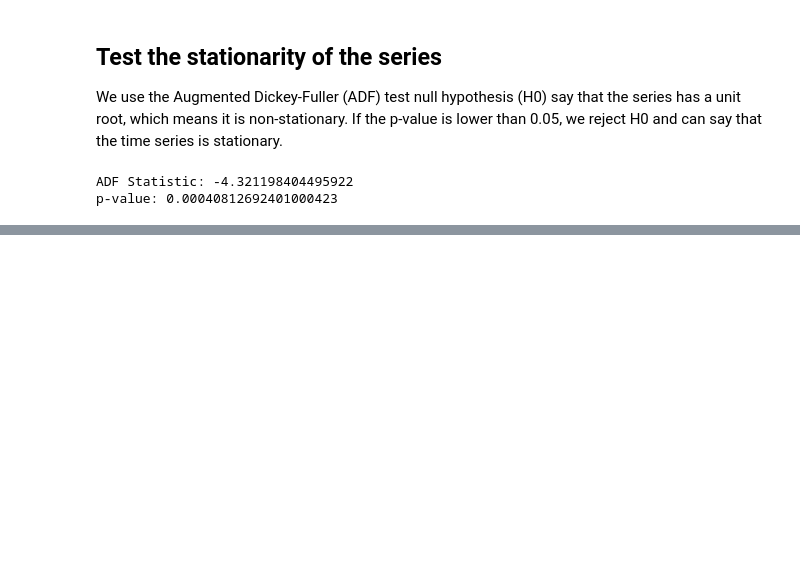
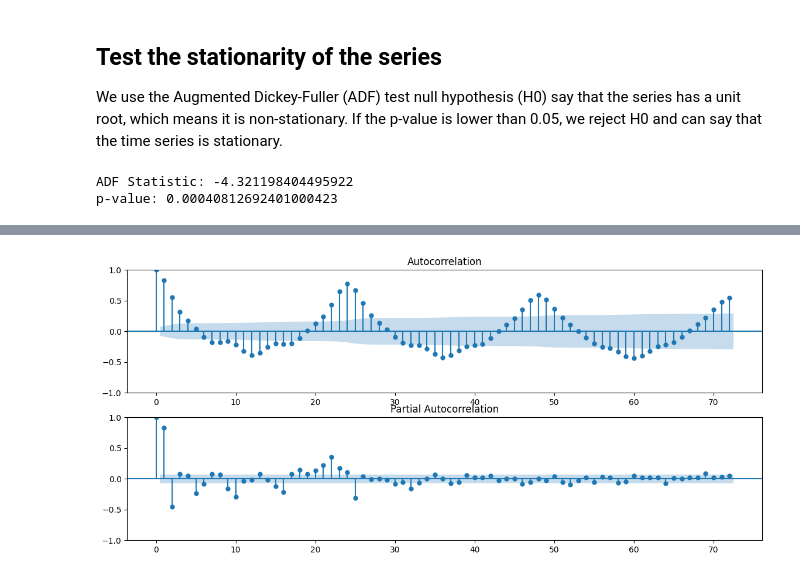
Before and after one commit to pericles-1995/CA1-2026193, a Jupyter notebook: CA1_Machine_Learning.ipynb, the cells around one changed output, grey strips where cells are left out. Saved outputs shown, nothing was run; the diff lists cells and outputs as text; code cells hidden in the pictures; blank space fills up the shorter version.

```diff
--- a/CA1_Machine_Learning.ipynb
+++ b/CA1_Machine_Learning.ipynb
@@ -974,0 +1003,11 @@ p-value: 0.00040812692401000423
+# %%
+import statsmodels.api as sm
+# ACF and PACF of the original series (72 lags = 3 days)
+fig = plt.figure(figsize = (14, 6))
+ax1 = fig.add_subplot(211)
+fig = sm.graphics.tsa.plot_acf(data['Activity'], lags = 72, ax = ax1)
+ax2 = fig.add_subplot(212)
+fig = sm.graphics.tsa.plot_pacf(data['Activity'], lags = 72, ax = ax2)
+plt.show()
+# %% [output]
+[figure, added]
```
Also changed, not shown: parts of 23 cells of this notebook.
